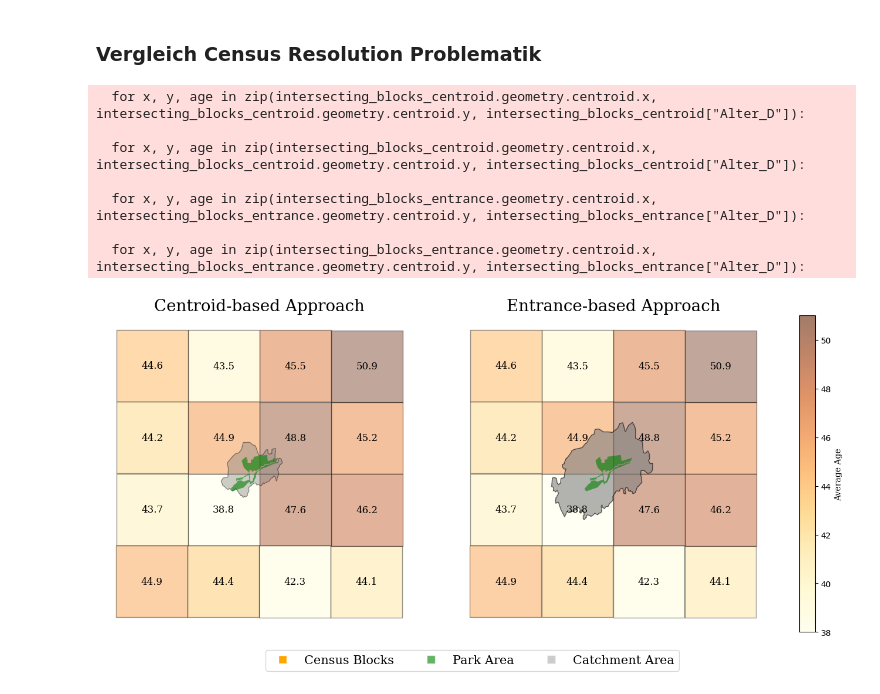
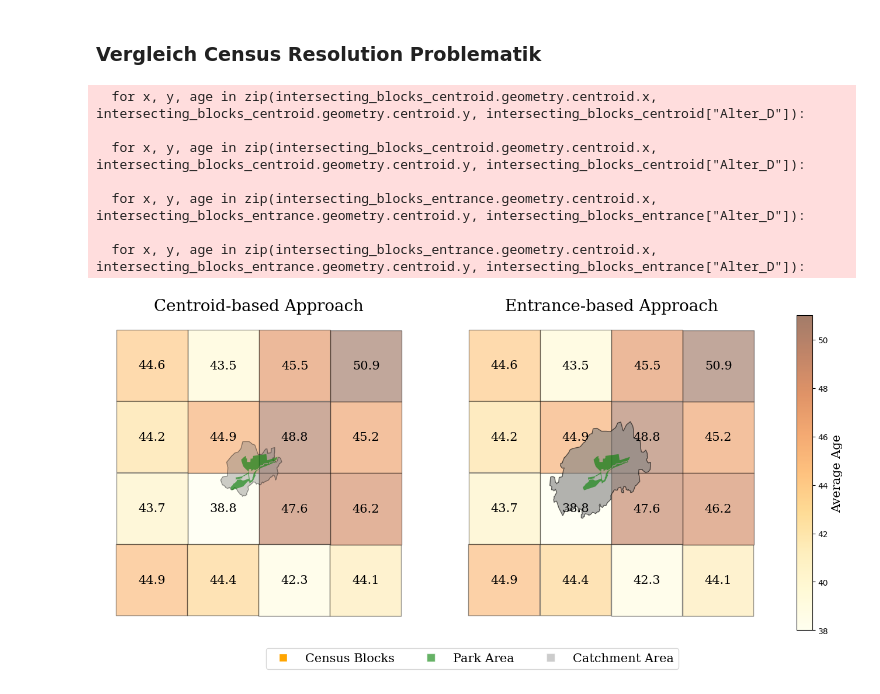
Before and after one commit to NicoLanghans/Master-Thesis, a Jupyter notebook: visualizations/maps.ipynb, the cells around one changed output. Saved outputs shown, nothing was run; the diff lists cells and outputs as text; code cells hidden in the pictures.

```diff
--- a/visualizations/maps.ipynb
+++ b/visualizations/maps.ipynb
@@ -463,7 +503,7 @@ intersecting_blocks_centroid = gpd.sjoin(census_bbox,bbox_4326_centroid,how = "i
 intersecting_blocks_entrance = gpd.sjoin(census_bbox,bbox_4326_entrance,how = "inner", predicate="intersects").round({"Alter_D":1})
 
 fig, ax = plt.subplots(1, 2, figsize=(20, 7))
-font_size = 12
+font_size = 15
 
 # Plotting Centroid Approach Data
 intersecting_blocks_centroid.plot(ax=ax[0], cmap='YlOrBr', facecolor = 'grey', edgecolor = 'black', alpha = 0.4, label = 'Census Blocks')
@@ -476,7 +516,7 @@ for x, y, age in zip(intersecting_blocks_centroid.geometry.centroid.x, intersect
 
 
 # Plotting Entrance Approach Data
-intersecting_blocks_entrance.plot(ax=ax[1],cmap=my_cmap, facecolor = 'grey', edgecolor = 'black', alpha = 0.4, label = 'Census Blocks')
+intersecting_blocks_entrance.plot(ax=ax[1],cmap='YlOrBr', facecolor = 'grey', edgecolor = 'black', alpha = 0.4, label = 'Census Blocks')
 catchment_entrance_park_df.plot(ax=ax[1],facecolor = 'grey',alpha = 0.6,edgecolor = 'black', label = 'Catchment Area')
 park_area.plot(ax=ax[1], facecolor = 'green',alpha = 0.6, label = "Park")
 ax[1].set_title('Entrance-based Approach',fontsize = 20, fontfamily ='serif')
@@ -487,32 +527,32 @@ for x, y, age in zip(intersecting_blocks_entrance.geometry.centroid.x, intersect
 
 # colorbar for age variable
 vmin, vmax = 38, 51
 sm = plt.cm.ScalarMappable(cmap='YlOrBr', norm=plt.Normalize(vmin=vmin, vmax=vmax))
 sm._A = []
 cbar = fig.colorbar(sm, alpha = 0.6)
-cbar.set_label(label = 'Average Age',family = 'serif')
+cbar.set_label(label = 'Average Age',family = 'serif',size = 15)
 
 
 
 # Legend configurations
 legend_elements = [
     Line2D([0], [0], marker='s', color='w', markerfacecolor= 'orange',  markersize=10, label='Census Blocks'),
     Line2D([0], [0], marker='s', color='w', markerfacecolor='green', alpha = 0.6, markersize=10, label='Park Area'),
     Line2D([0], [0], marker='s', color='w', markerfacecolor='grey', alpha = 0.4 ,markersize=10, label='Catchment Area')
 ]
 
 fig.legend(handles=legend_elements, loc='lower center', prop = FontProperties(family='serif', size = 15),ncol=3)
 ax[0].set_axis_off()
 ax[1].set_axis_off()
 
 plt.subplots_adjust(wspace = -0.4)
 plt.savefig('census_resolution_problem.png', bbox_inches='tight')
 # %% [output]
   for x, y, age in zip(intersecting_blocks_centroid.geometry.centroid.x, intersecting_blocks_centroid.geometry.centroid.y, intersecting_blocks_centroid["Alter_D"]):
 
   for x, y, age in zip(intersecting_blocks_centroid.geometry.centroid.x, intersecting_blocks_centroid.geometry.centroid.y, intersecting_blocks_centroid["Alter_D"]):
 
   for x, y, age in zip(intersecting_blocks_entrance.geometry.centroid.x, intersecting_blocks_entrance.geometry.centroid.y, intersecting_blocks_entrance["Alter_D"]):
 
   for x, y, age in zip(intersecting_blocks_entrance.geometry.centroid.x, intersecting_blocks_entrance.geometry.centroid.y, intersecting_blocks_entrance["Alter_D"]):
-[figure, old version]
+[figure, new version]
```
Also changed, not shown: parts of 7 cells of this notebook, 2 other files.
